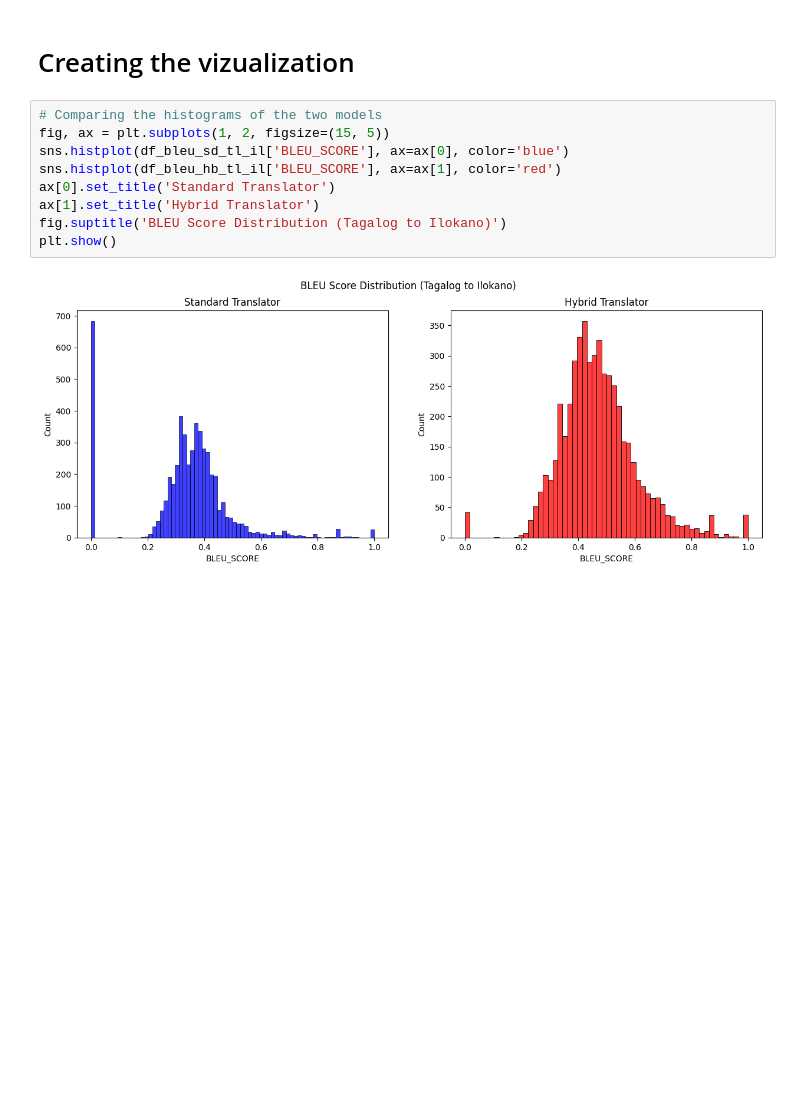
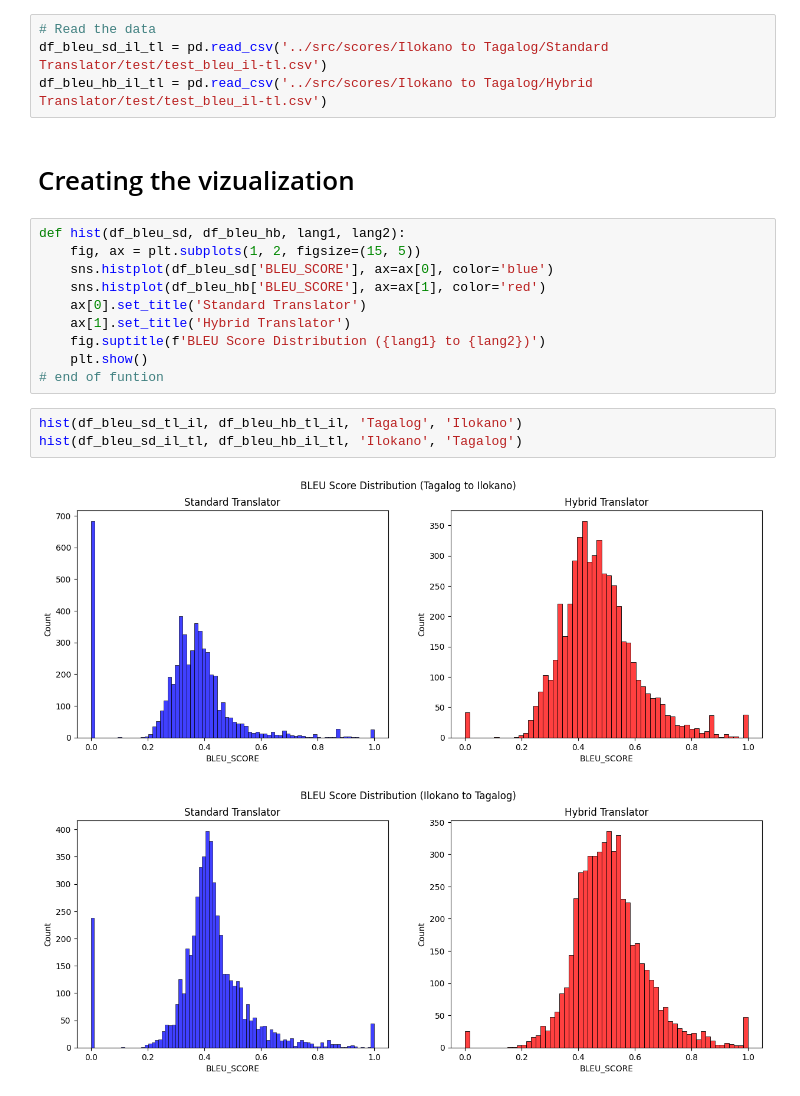
Before and after one commit to JakeCob/Ilokano-to-Tagalog-Machince-Translation, a Jupyter notebook: notebooks/data_viz.ipynb, the cells around one changed output. Cells and saved outputs as stored; diff of their text form; blank space fills up the shorter version.

Commit message:
fixed the location and added ilokano to tagalog hist

```diff
--- a/notebooks/data_viz.ipynb
+++ b/notebooks/data_viz.ipynb
@@ -24,13 +17,22 @@ df_bleu_hb_tl_il.head()
+# %%
+# Read the data
+df_bleu_sd_il_tl = pd.read_csv('../src/scores/Ilokano to Tagalog/Standard Translator/test/test_bleu_il-tl.csv')
+df_bleu_hb_il_tl = pd.read_csv('../src/scores/Ilokano to Tagalog/Hybrid Translator/test/test_bleu_il-tl.csv')
 # %% [markdown]
 # Creating the vizualization
 # %%
-# Comparing the histograms of the two models
-fig, ax = plt.subplots(1, 2, figsize=(15, 5))
-sns.histplot(df_bleu_sd_tl_il['BLEU_SCORE'], ax=ax[0], color='blue')
-sns.histplot(df_bleu_hb_tl_il['BLEU_SCORE'], ax=ax[1], color='red')
-ax[0].set_title('Standard Translator')
-ax[1].set_title('Hybrid Translator')
-fig.suptitle('BLEU Score Distribution (Tagalog to Ilokano)')
-plt.show()
+def hist(df_bleu_sd, df_bleu_hb, lang1, lang2):
+    fig, ax = plt.subplots(1, 2, figsize=(15, 5))
+    sns.histplot(df_bleu_sd['BLEU_SCORE'], ax=ax[0], color='blue')
+    sns.histplot(df_bleu_hb['BLEU_SCORE'], ax=ax[1], color='red')
+    ax[0].set_title('Standard Translator')
+    ax[1].set_title('Hybrid Translator')
+    fig.suptitle(f'BLEU Score Distribution ({lang1} to {lang2})')
+    plt.show()
+# end of funtion
-# %% [output]
-[figure, removed]
+# %%
+hist(df_bleu_sd_tl_il, df_bleu_hb_tl_il, 'Tagalog', 'Ilokano')
+hist(df_bleu_sd_il_tl, df_bleu_hb_il_tl, 'Ilokano', 'Tagalog')
+# %% [output]
+[figure, added]
+[figure, added]
```
Also changed, not shown: parts of 2 cells of this notebook, 1 other file.
